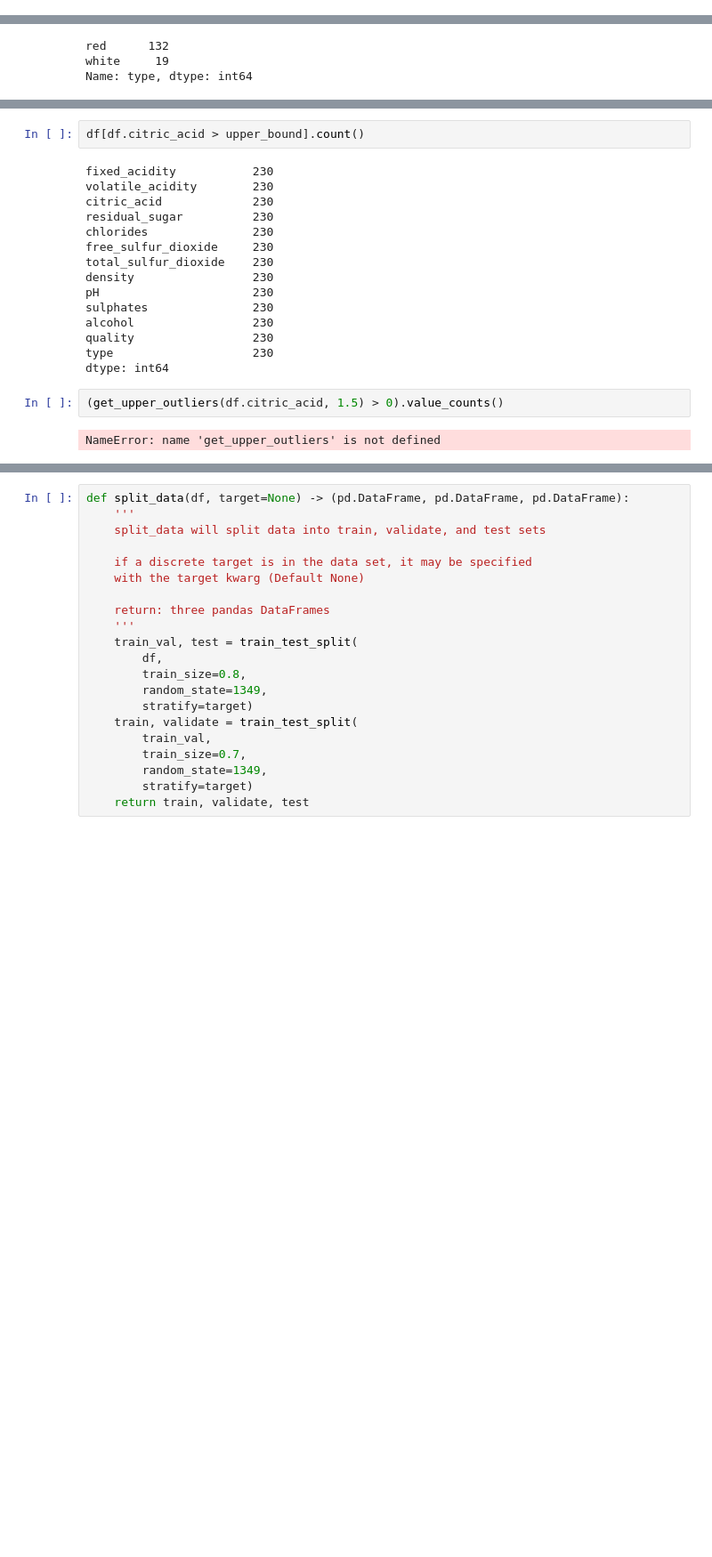
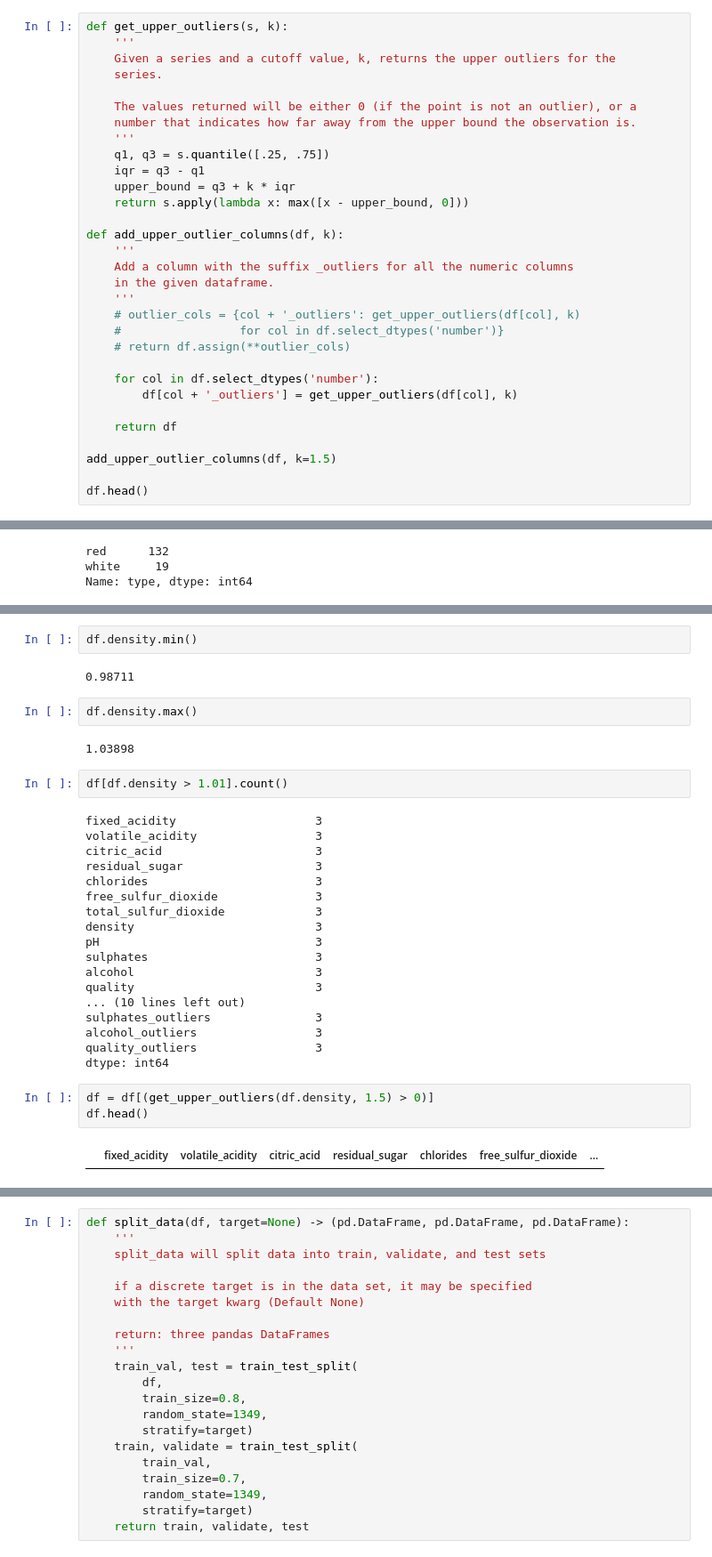
Before and after one commit to Clustering-Project/wine_quality_project, a Jupyter notebook: Marcelino/acquire_scratch.ipynb, the cells around one changed output, grey strips where cells are left out. Shown at 89% size. Cells and saved outputs as stored; diff of their text form; blank space fills up the shorter version.

```diff
--- a/Marcelino/acquire_scratch.ipynb
+++ b/Marcelino/acquire_scratch.ipynb
@@ -171,0 +140,31 @@ df.head()
+# %%
+def get_upper_outliers(s, k):
+    '''
+    Given a series and a cutoff value, k, returns the upper outliers for the
+    series.
+
+    The values returned will be either 0 (if the point is not an outlier), or a
+    number that indicates how far away from the upper bound the observation is.
+    '''
+    q1, q3 = s.quantile([.25, .75])
+    iqr = q3 - q1
+    upper_bound = q3 + k * iqr
+    return s.apply(lambda x: max([x - upper_bound, 0]))
+
+def add_upper_outlier_columns(df, k):
+    '''
+    Add a column with the suffix _outliers for all the numeric columns
+    in the given dataframe.
+    '''
+    # outlier_cols = {col + '_outliers': get_upper_outliers(df[col], k)
+    #                 for col in df.select_dtypes('number')}
+    # return df.assign(**outlier_cols)
+
+    for col in df.select_dtypes('number'):
+        df[col + '_outliers'] = get_upper_outliers(df[col], k)
+
+    return df
+
+add_upper_outlier_columns(df, k=1.5)
+
+df.head()
@@ -199,24 +214,36 @@ upper_bound = q3 + 1.5 * iqr
+# %%
+df.density.min()
+# %% [output]
+0.98711
+# %%
+df.density.max()
+# %% [output]
+1.03898
 # %%
-df[df.citric_acid > upper_bound].count()
+df[df.density > 1.01].count()
 # %% [output]
-fixed_acidity           230
-volatile_acidity        230
-citric_acid             230
-residual_sugar          230
-chlorides               230
-free_sulfur_dioxide     230
-total_sulfur_dioxide    230
-density                 230
-pH                      230
-sulphates               230
-alcohol                 230
-quality                 230
-type                    230
+fixed_acidity                    3
+volatile_acidity                 3
+citric_acid                      3
+residual_sugar                   3
+chlorides                        3
+free_sulfur_dioxide              3
+total_sulfur_dioxide             3
+density                          3
+pH                               3
+sulphates                        3
+alcohol                          3
+quality                          3
+... (10 lines left out)
+sulphates_outliers               3
+alcohol_outliers                 3
+quality_outliers                 3
 dtype: int64
 # %%
-(get_upper_outliers(df.citric_acid, 1.5) > 0).value_counts()
+df = df[(get_upper_outliers(df.density, 1.5) > 0)]
+df.head()
 # %% [output]
-NameError: name 'get_upper_outliers' is not defined
+|  | fixed_acidity | volatile_acidity | citric_acid | residual_sugar | chlorides | free_sulfur_dioxide | ... |
 # %%
 # Assuming your DataFrame is named 'df'
 numerical_columns = df.select_dtypes(include=['float64', 'int64'])
```
Also changed, not shown: parts of 9 cells of this notebook, 3 other files.
